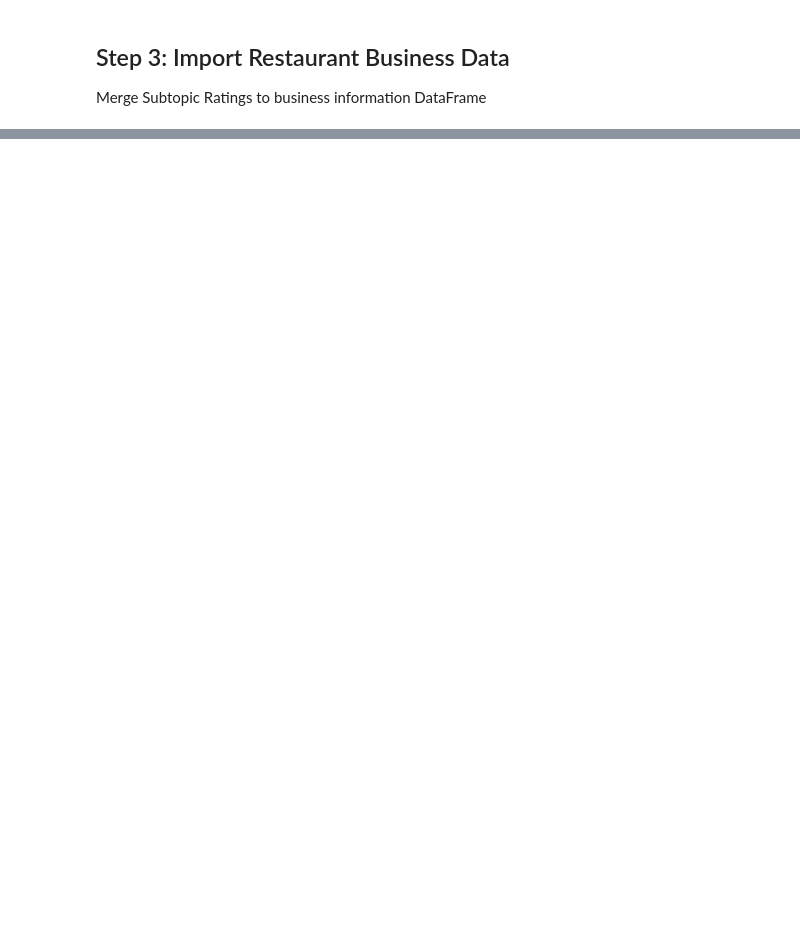
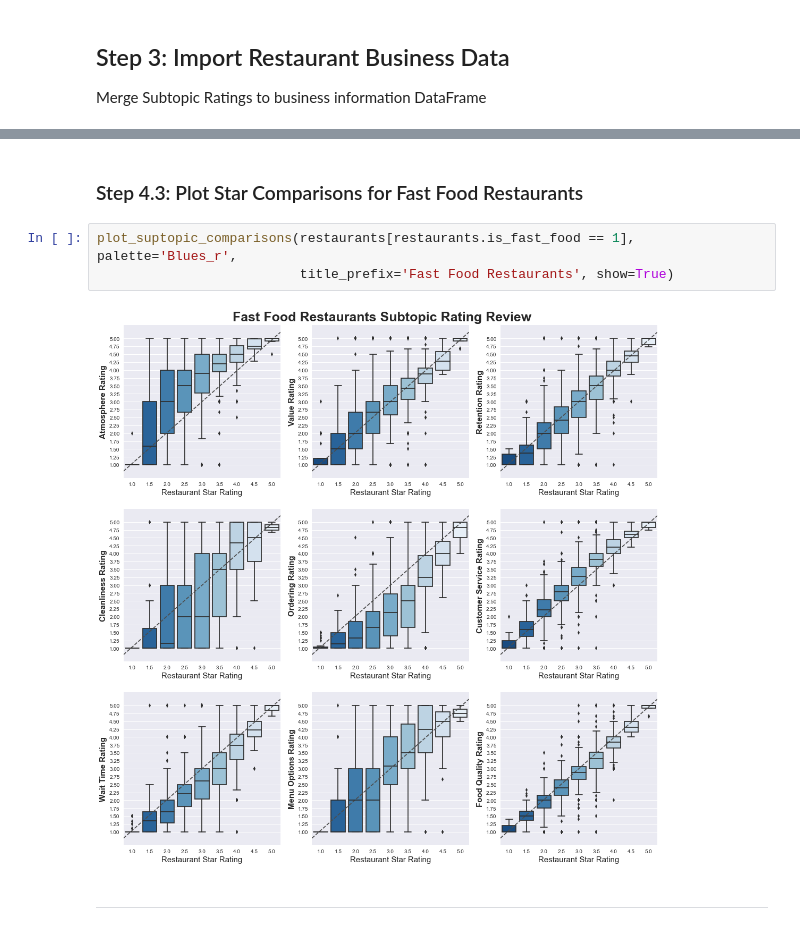
Before and after one commit to samgutentag/yelpsubtopics, a Jupyter notebook: 02_SubTopicReviews/SubTopic_Investigation.ipynb, the cells around one changed output, grey strips where cells are left out. Drawn from its saved outputs; the diff is of its cells as text; blank space fills up the shorter version.

```diff
--- a/02_SubTopicReviews/SubTopic_Investigation.ipynb
+++ b/02_SubTopicReviews/SubTopic_Investigation.ipynb
@@ -260,0 +129,9 @@ compare_to_cuisine(reviews[reviews.is_fast_food == 0], 'mexican', bid, reviews,
+# %% [markdown]
+### Step 4.3: Plot Star Comparisons for Fast Food Restaurants
+# %%
+plot_suptopic_comparisons(restaurants[restaurants.is_fast_food == 1], palette='Blues_r',
+                          title_prefix='Fast Food Restaurants', show=True)
+# %% [output]
+[figure, added]
+# %% [markdown]
+___
```
Also changed, not shown: parts of 70 cells of this notebook, 1 other file.
